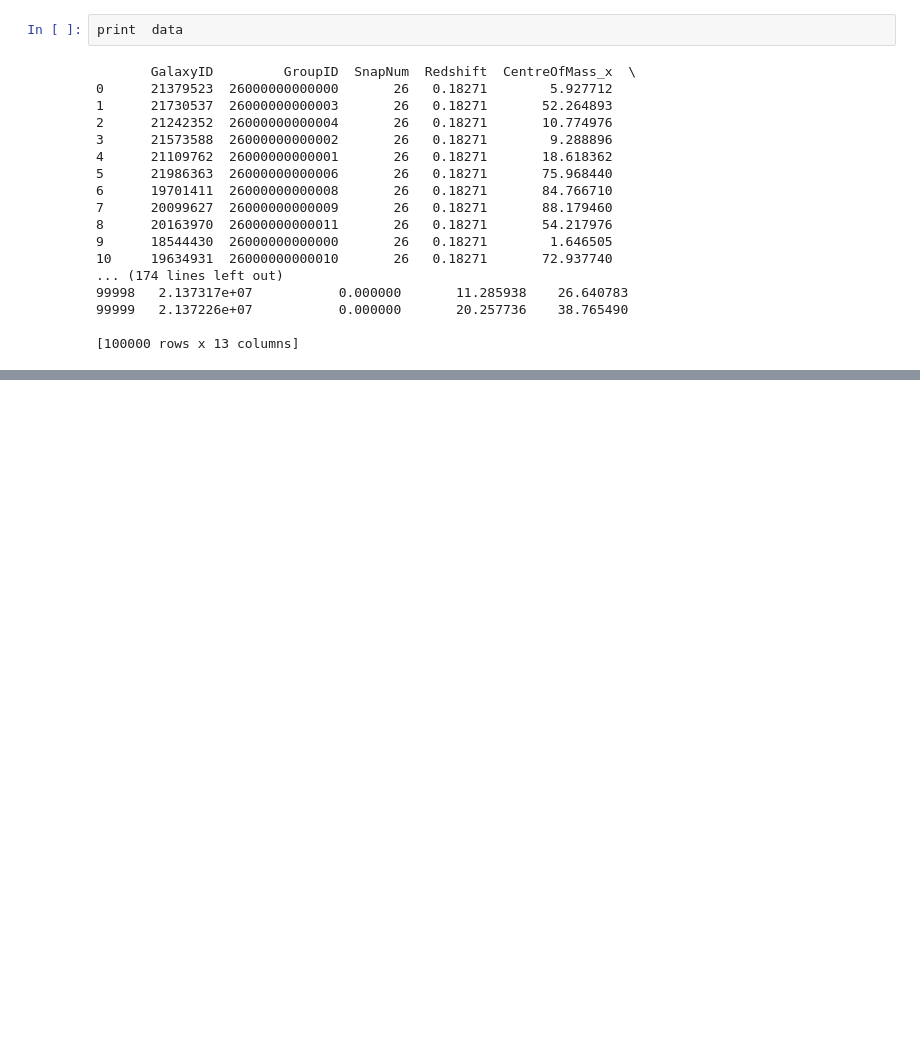
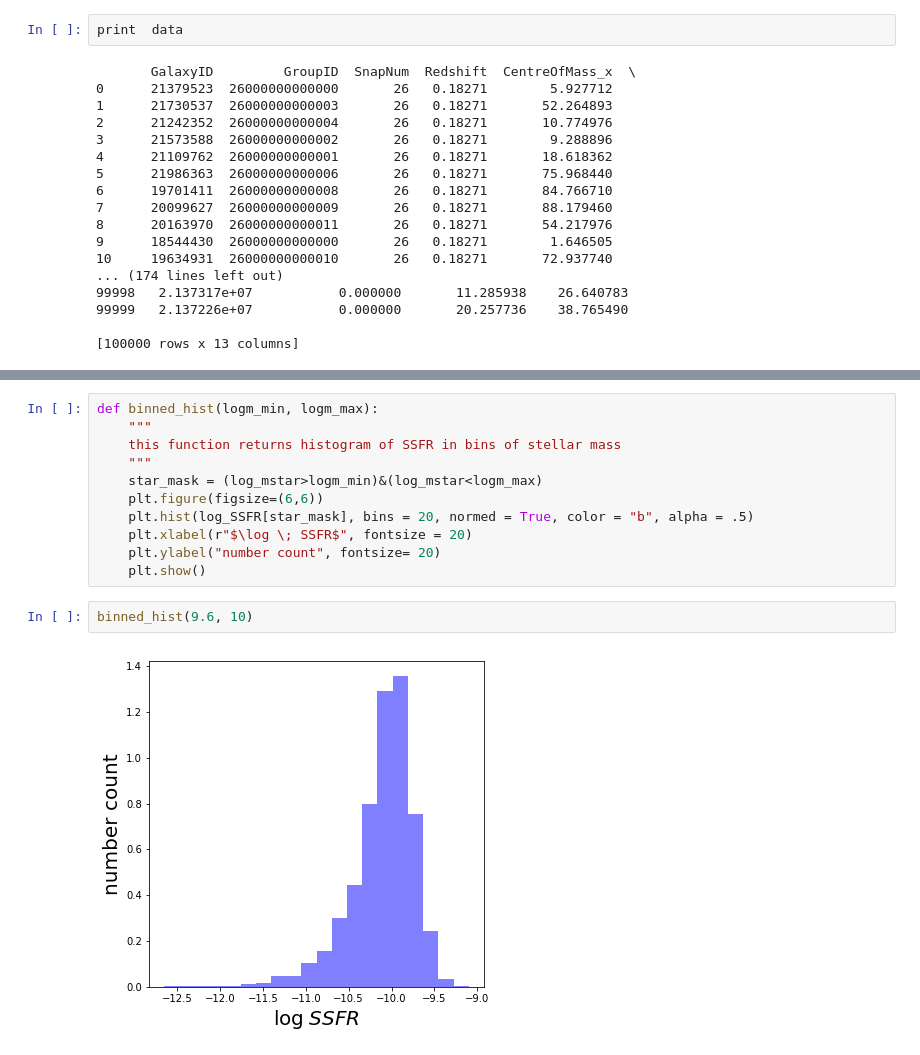
Before and after one commit to tugbabztp/Test, a Jupyter notebook: code/SSFR_histogram.ipynb, the cells around one changed output, grey strips where cells are left out. Drawn from its saved outputs; the diff is of its cells as text; blank space fills up the shorter version.

```diff
--- a/code/SSFR_histogram.ipynb
+++ b/code/SSFR_histogram.ipynb
@@ -68,0 +53,15 @@ Text(0,0.5,u'y label name')
+# %%
+def binned_hist(logm_min, logm_max):
+    """
+    this function returns histogram of SSFR in bins of stellar mass
+    """
+    star_mask = (log_mstar>logm_min)&(log_mstar<logm_max)
+    plt.figure(figsize=(6,6))
+    plt.hist(log_SSFR[star_mask], bins = 20, normed = True, color = "b", alpha = .5)
+    plt.xlabel(r"$\log \; SSFR$", fontsize = 20)
+    plt.ylabel("number count", fontsize= 20)
+    plt.show()
+# %%
+binned_hist(9.6, 10)
+# %% [output]
+[figure, added]
```
Also changed, not shown: parts of 8 cells of this notebook.
